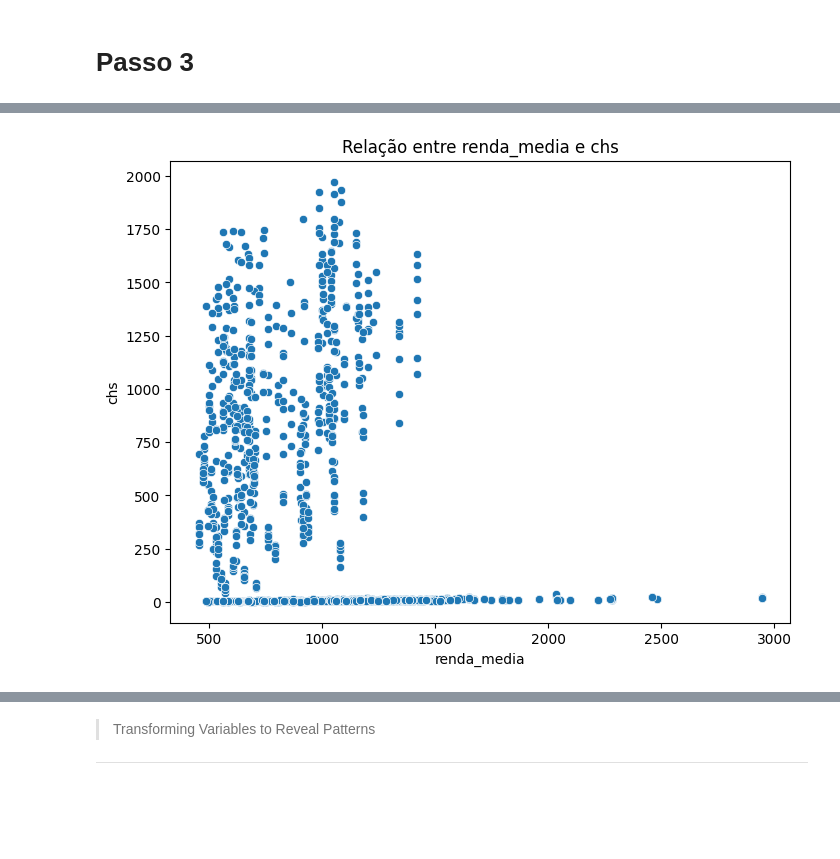
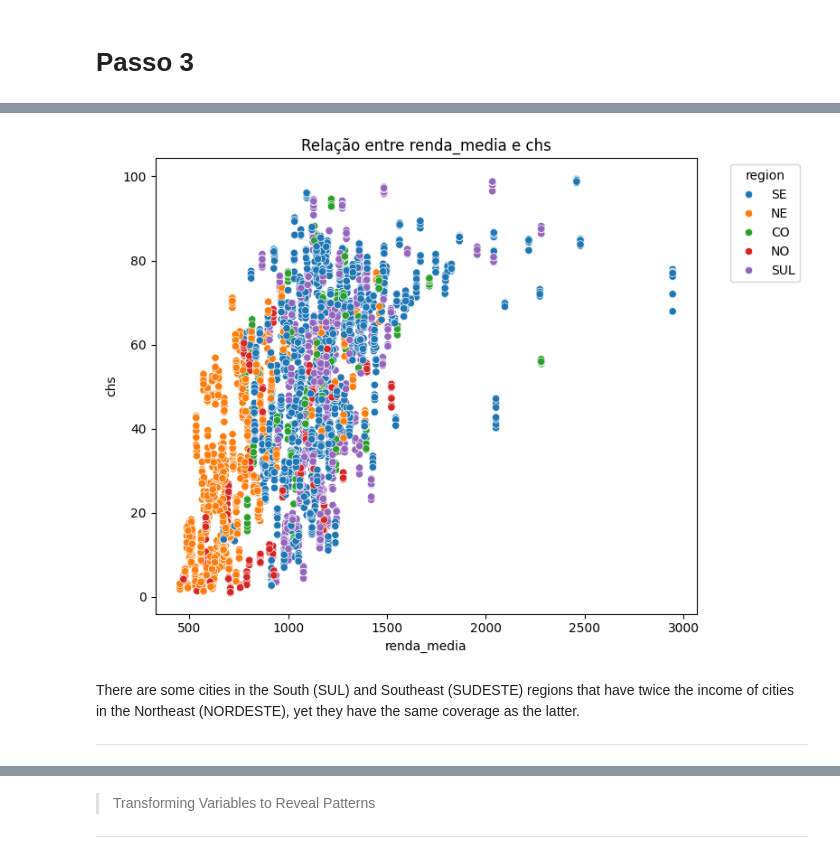
Before and after one commit to j4-metrics/Case-Ifood---Data-Analyst, a Jupyter notebook: PS_Ifood_Data_Analyst.ipynb, the cells around one changed output, grey strips where cells are left out. Drawn from its saved outputs; the diff is of its cells as text; code cells hidden in the pictures; blank space fills up the shorter version.

```diff
--- a/PS_Ifood_Data_Analyst.ipynb
+++ b/PS_Ifood_Data_Analyst.ipynb
@@ -113,3 +116,20 @@ df['mes_ano'] = pd.to_datetime(df['mes_ano'], format='%d/%m/%Y').dt.strftime('%Y
+# %%
+# Mapping of 'uf' to regions
+uf_to_region = {
+    # North
+    'AC': 'NORTE', 'AP': 'NORTE', 'AM': 'NORTE', 'PA': 'NORTE', 'RO': 'NORTE', 'RR': 'NORTE', 'TO': 'NORTE',
+    # Northeast
+    'AL': 'NORDESTE', 'BA': 'NORDESTE', 'CE': 'NORDESTE', 'MA': 'NORDESTE', 'PB': 'NORDESTE', 'PE': 'NORDESTE', 'PI': 'NORDESTE', 'RN': 'NORDESTE', 'SE': 'NORDESTE',
+    # Southeast
+    'ES': 'SUDESTE', 'MG': 'SUDESTE', 'RJ': 'SUDESTE', 'SP': 'SUDESTE',
+    # South
+    'PR': 'SUL', 'RS': 'SUL', 'SC': 'SUL',
+    # Central-West
+    'DF': 'CENTRO-OESTE', 'GO': 'CENTRO-OESTE', 'MT': 'CENTRO-OESTE', 'MS': 'CENTRO-OESTE'
+}
+
+# Add region column
+df['region'] = df['uf'].map(uf_to_region)
 # %%
 df
 # %% [output]
@@ -131,9 +151,6 @@ df
 # %% [markdown]
 > Qual é o número de restaurantes (absoluto) que foram reativados por mês?
 # %%
-# Cobertura da população
-df['chs'] = df['mub'] / df['populacao'] * 100
-
 # Restaurantes ativos
 df['restaurantes_reativados'] = (df['restaurantes'] * df['reativacao']/100).astype(int)
 # Taxa de churn e reativação já estão no dfset
@@ -299,4 +272,7 @@ plt.show()
 # %%
-mf.plot_scatter(df, x='renda_media', y='chs')
+mf.plot_scatter(df, x='renda_media', y='chs', hue='region')
 # %% [output]
-[figure, old version]
+[figure, new version]
+# %% [markdown]
+There are some cities in the South (SUL) and Southeast (SUDESTE) regions that have twice the income of cities in the Northeast (NORDESTE), yet they have the same coverage as the latter.
+___
```
Also changed, not shown: parts of 21 cells of this notebook, 1 other file.
